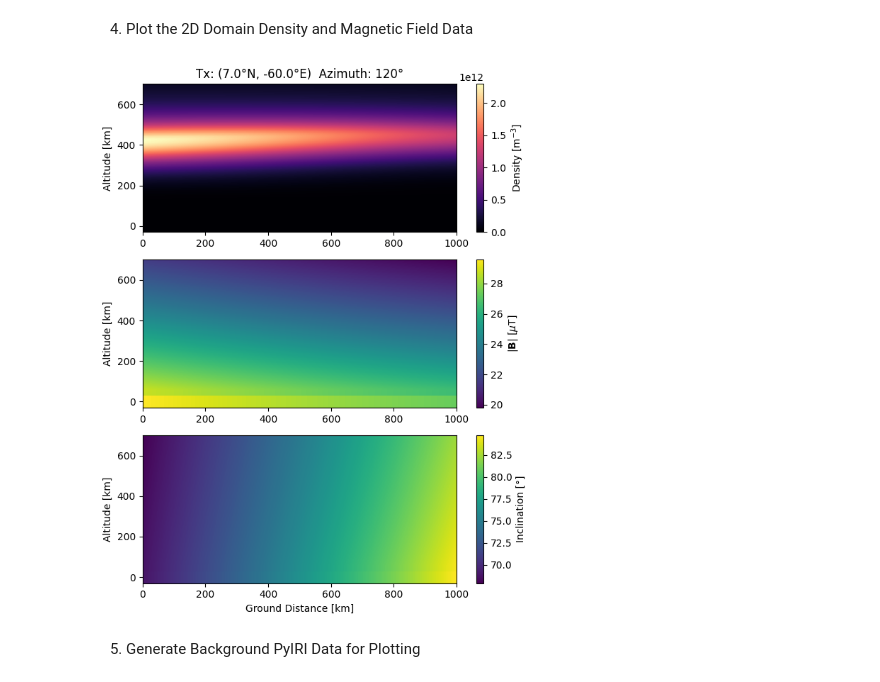
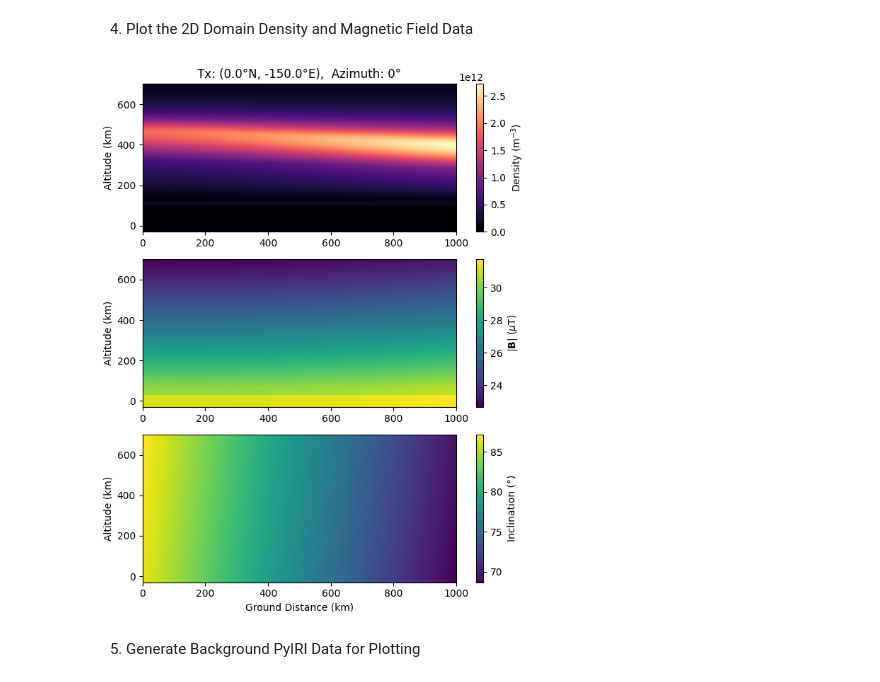
Before and after one commit to victoriyaforsythe/PyRayHF, a Jupyter notebook: docs/tutorials/Example_Generate_2D_Input.ipynb, the cells around one changed output. Saved outputs shown, nothing was run; the diff lists cells and outputs as text; code cells hidden in the pictures.

```diff
--- a/docs/tutorials/Example_Generate_2D_Input.ipynb
+++ b/docs/tutorials/Example_Generate_2D_Input.ipynb
@@ -32,12 +31,12 @@ UT    = 0   # UT Time in Hours
 F107  = 204 # F10.7 in SFU
 
 # Transmitter location
-tlat = 7.0  # Latitude in degrees
-tlon = -60.0 # Longitude in degrees
+tlat = 0      # Latitude in degrees
+tlon = -150   # Longitude in degrees
 
 # Length and orientation of 2D plane
-azimuth      = 120   # Azimuth in degrees
-gcd          = 1000 # Great circle distance in km
+azimuth      = 0     # Azimuth in degrees
+gcd          = 1000  # Great circle distance in km
 
 # Horizontal Grid Resolution
 dx = 1 # Horizontal grid resolution in km
@@ -85,33 +84,33 @@ out_data : dict
 # %%
 # Initialize Figure
 fig, ax = plt.subplots(3, 1, figsize=(6.4,8))
 
 # Grid for Plotting
 X, Z = np.meshgrid(domain_data["xgrid"], domain_data["zgrid"])
 
 # Plot Density
 pcm0 = ax[0].pcolormesh(X, Z, domain_data["den"], cmap='magma', shading='auto')
-fig.colorbar(pcm0, ax=ax[0], label='Density [m$^{-3}$]')
-ax[0].set_title(f"Tx: ({tlat:.1f}°N, {tlon:.1f}°E)  Azimuth: {azimuth}°", fontsize=12)
-ax[0].set_ylabel("Altitude [km]")
+fig.colorbar(pcm0, ax=ax[0], label='Density (m$^{-3}$)')
+ax[0].set_title(f"Tx: ({tlat:.1f}°N, {tlon:.1f}°E),  Azimuth: {azimuth}°", fontsize=12)
+ax[0].set_ylabel("Altitude (km)")
 
 # Magnetic Field Magnitude
 pcm1 = ax[1].pcolormesh(X, Z, domain_data["bmag"] * 1e6, cmap='viridis', shading='auto')
-fig.colorbar(pcm1, ax=ax[1], label='$|\mathbf{B}|$ [$\mu$T]')
-ax[1].set_ylabel("Altitude [km]")
+fig.colorbar(pcm1, ax=ax[1], label='$|\mathbf{B}|$ ($\mu$T)')
+ax[1].set_ylabel("Altitude (km)")
 
 # Inclination
 pcm2 = ax[2].pcolormesh(X, Z, domain_data["bpsi"], cmap='viridis', shading='auto')
-fig.colorbar(pcm2, ax=ax[2], label='Inclination [°]')
-ax[2].set_xlabel("Ground Distance [km]")
-ax[2].set_ylabel("Altitude [km]")
+fig.colorbar(pcm2, ax=ax[2], label='Inclination (°)')
+ax[2].set_xlabel("Ground Distance (km)")
+ax[2].set_ylabel("Altitude (km)")
 
 plt.tight_layout()
 
 # Save to file
 plt.savefig('../figures/Input_Data_2D.png')
 # %% [output]
-[figure, old version]
+[figure, new version]
 # %% [markdown]
 5. Generate Background PyIRI Data for Plotting
 # %%
```
Also changed, not shown: parts of 2 cells of this notebook, 8 other files.
